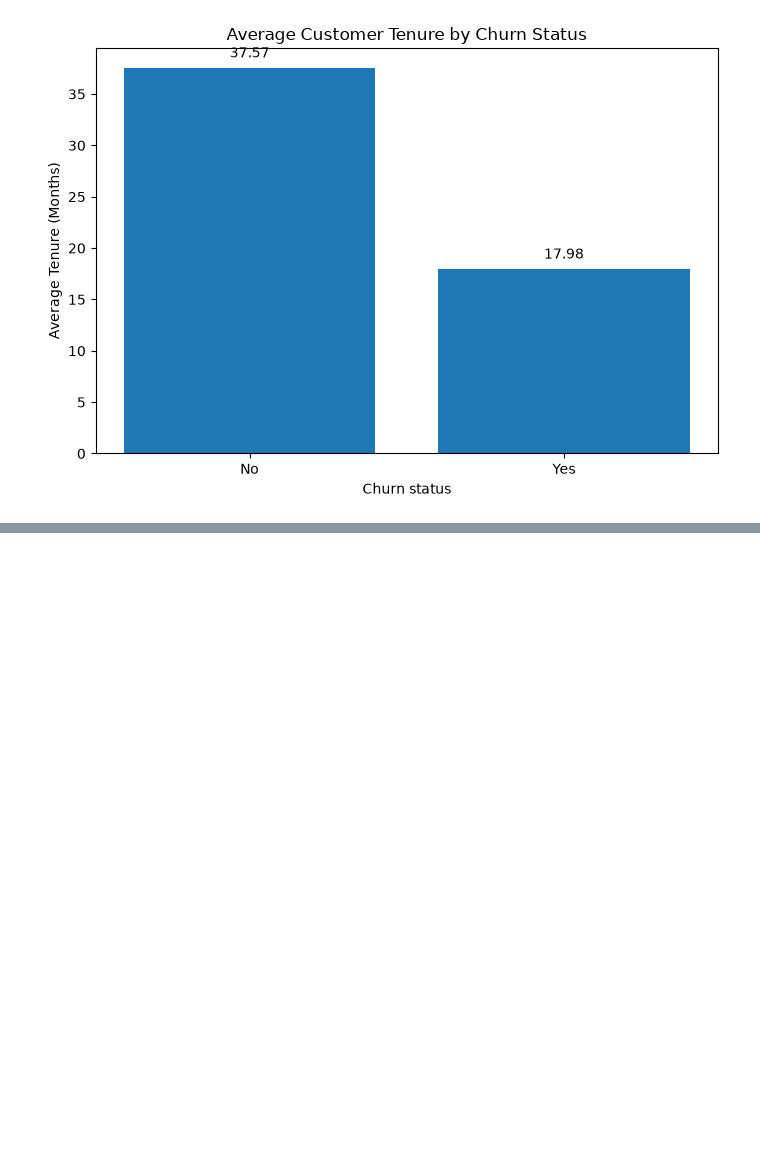
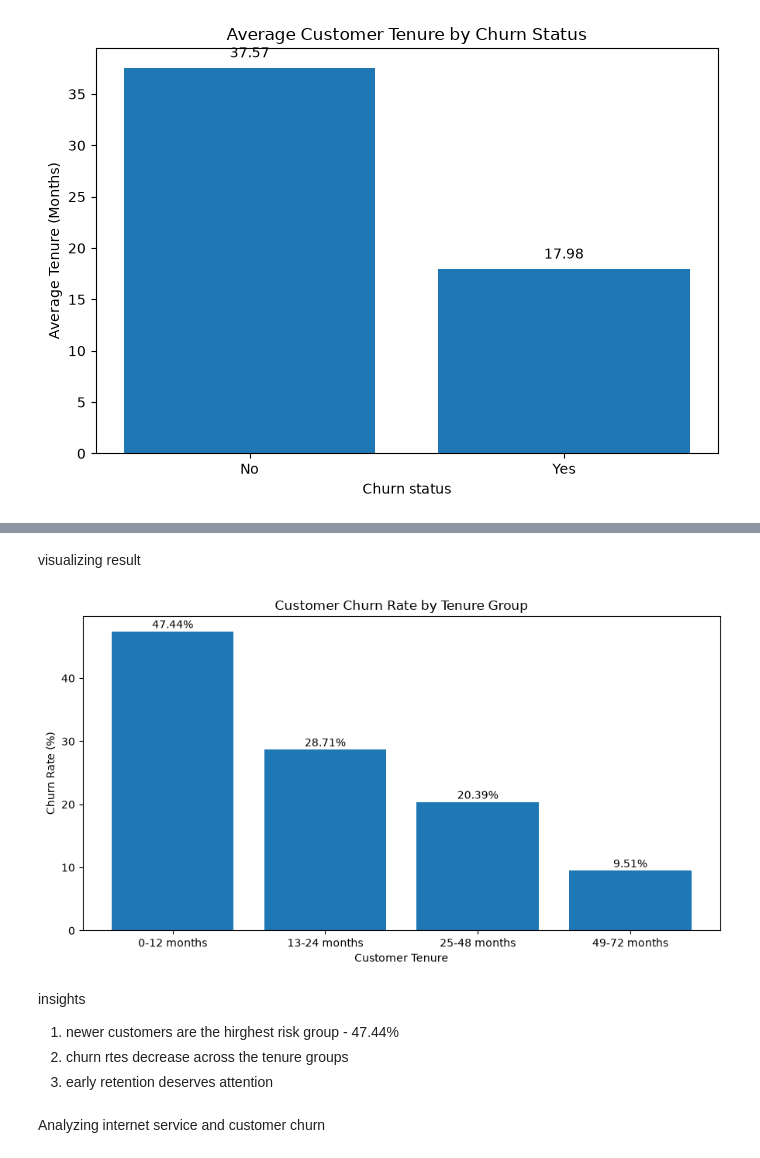
Before and after one commit to omaej78-star/Data-A, a Jupyter notebook: Churn_analysis.ipynb, the cells around one changed output, grey strips where cells are left out. Drawn from its saved outputs; the diff is of its cells as text; code cells hidden in the pictures; blank space fills up the shorter version.

Commit message:
Analysing and visualizing churn by tenure, contract type, internet service, and payment method

```diff
--- a/Churn_analysis.ipynb
+++ b/Churn_analysis.ipynb
@@ -552,0 +596,31 @@ plt.show()
+# %% [markdown]
+visualizing result
+# %%
+
+import matplotlib.pyplot as plt
+
+plt.figure(figsize=(9, 5))
+
+plt.bar(
+    tenure_churn["tenure_group"],
+    tenure_churn["churn_rate_percent"]
+)
+
+plt.title("Customer Churn Rate by Tenure Group")
+plt.xlabel("Customer Tenure")
+plt.ylabel("Churn Rate (%)")
+
+for position, value in enumerate(tenure_churn["churn_rate_percent"]):
+    plt.text(position, value + 0.5, f"{value:.2f}%", ha="center")
+
+plt.tight_layout()
+plt.show()
+# %% [output]
+[figure, added]
+# %% [markdown]
+insights
+1. newer customers are the hirghest risk group - 47.44%
+2. churn rtes decrease across the tenure groups
+3. early retention deserves attention
+# %% [markdown]
+Analyzing internet service and customer churn
```
Also changed, not shown: parts of 28 cells of this notebook.
